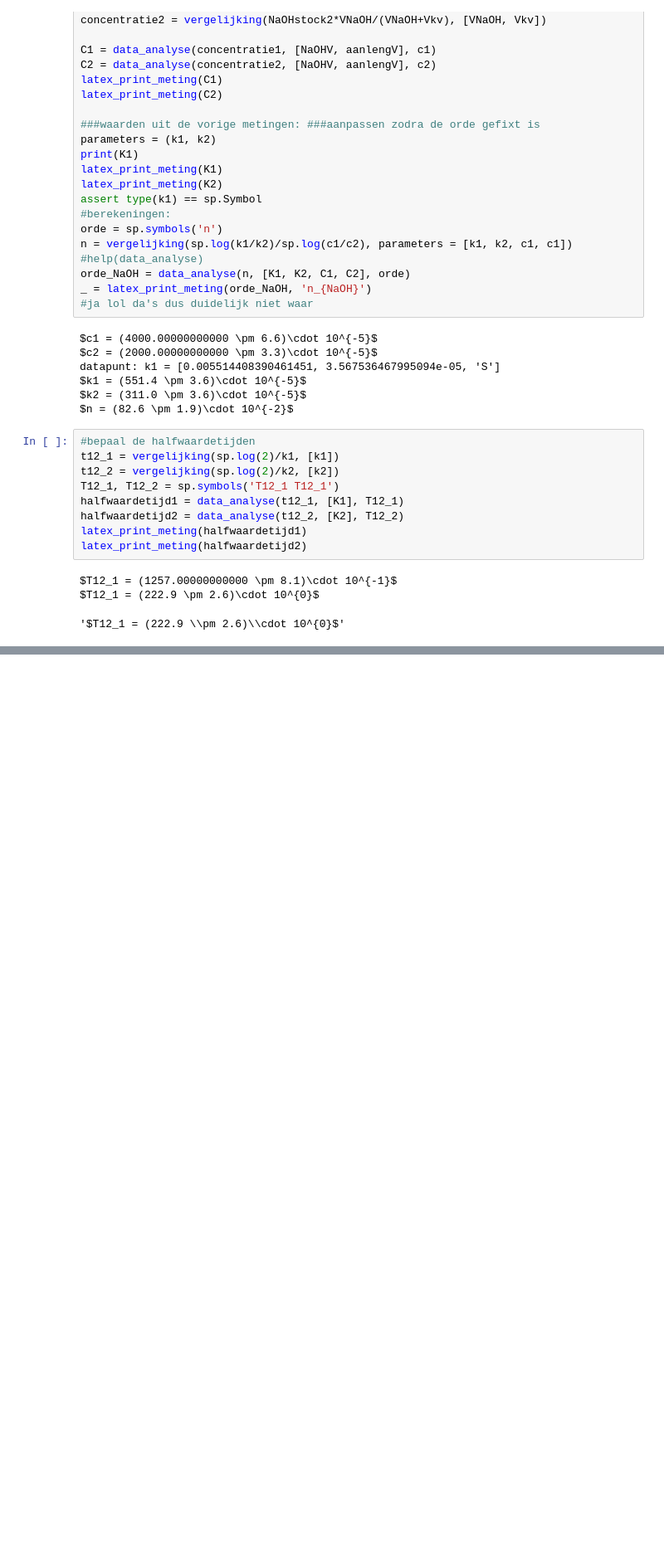
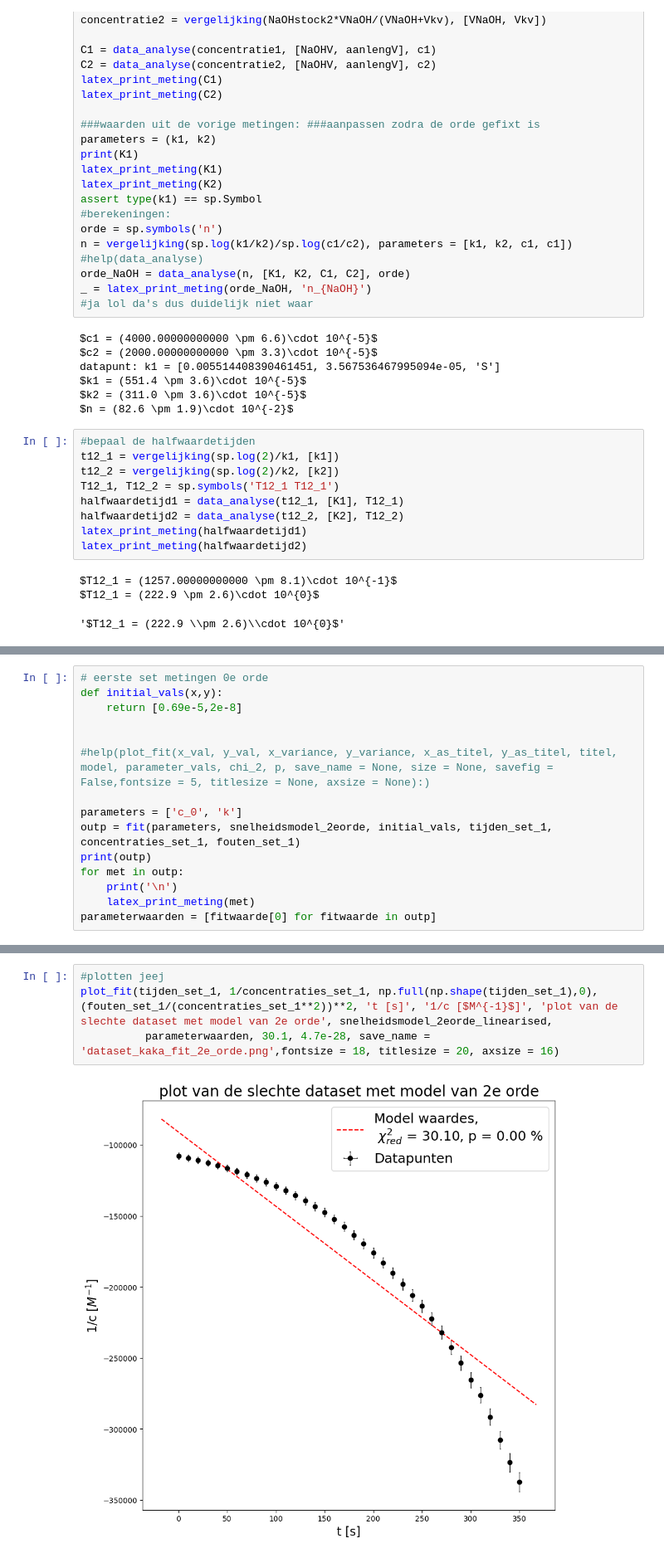
Before and after one commit to justlearning42/Experimentele_vscode, a Jupyter notebook: kinetica.ipynb, the cells around one changed output, grey strips where cells are left out. Shown: that part at 83% size. Drawn from its saved outputs; the diff is of its cells as text; blank space fills up the shorter version.

```diff
--- a/kinetica.ipynb
+++ b/kinetica.ipynb
@@ -569,0 +668,15 @@ $T12_1 = (222.9 \pm 2.6)\cdot 10^{0}$
+# %%
+# eerste set metingen 0e orde
+def initial_vals(x,y):
+    return [0.69e-5,2e-8]
+
+
+#help(plot_fit(x_val, y_val, x_variance, y_variance, x_as_titel, y_as_titel, titel, model, parameter_vals, chi_2, p, save_name = None, size = None, savefig = False,fontsize = 5, titlesize = None, axsize = None):)
+
+parameters = ['c_0', 'k']
+outp = fit(parameters, snelheidsmodel_2eorde, initial_vals, tijden_set_1, concentraties_set_1, fouten_set_1)
+print(outp)
+for met in outp:
+    print('\n')
+    latex_print_meting(met)
+parameterwaarden = [fitwaarde[0] for fitwaarde in outp]
@@ -569,0 +701,6 @@ $T12_1 = (222.9 \pm 2.6)\cdot 10^{0}$
+# %%
+#plotten jeej
+plot_fit(tijden_set_1, 1/concentraties_set_1, np.full(np.shape(tijden_set_1),0), (fouten_set_1/(concentraties_set_1**2))**2, 't [s]', '1/c [$M^{-1}$]', 'plot van de slechte dataset met model van 2e orde', snelheidsmodel_2eorde_linearised,
+          parameterwaarden, 30.1, 4.7e-28, save_name = 'dataset_kaka_fit_2e_orde.png',fontsize = 18, titlesize = 20, axsize = 16)
+# %% [output]
+[figure, added]
```
Also changed, not shown: parts of 8 cells of this notebook, 5 other files.
